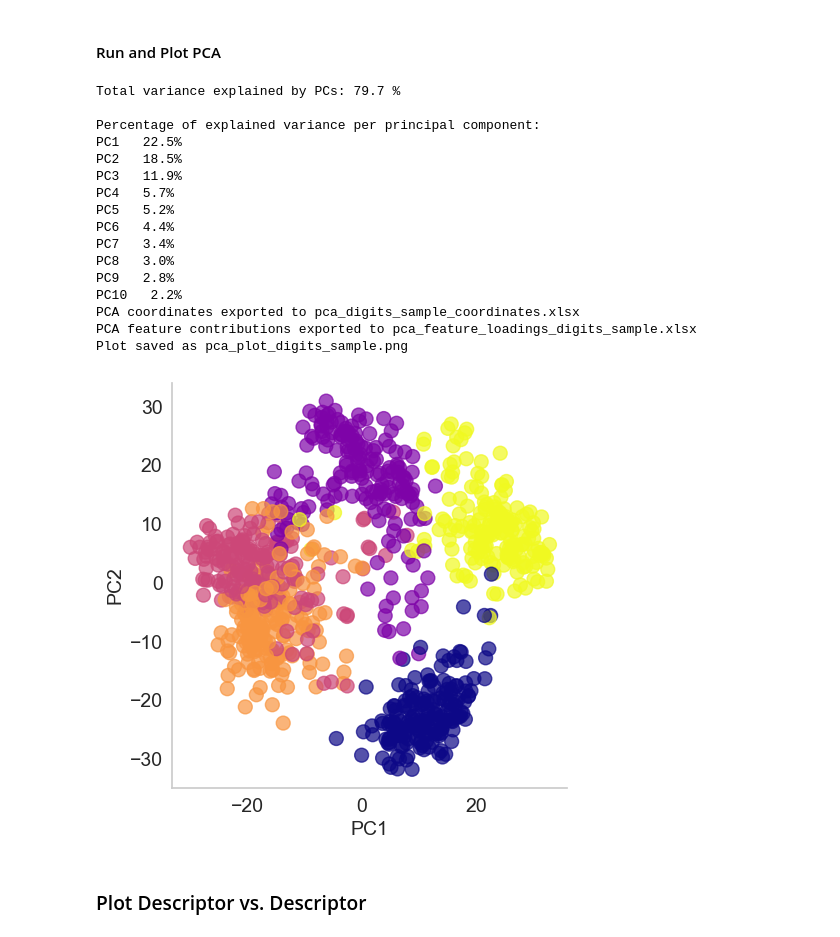
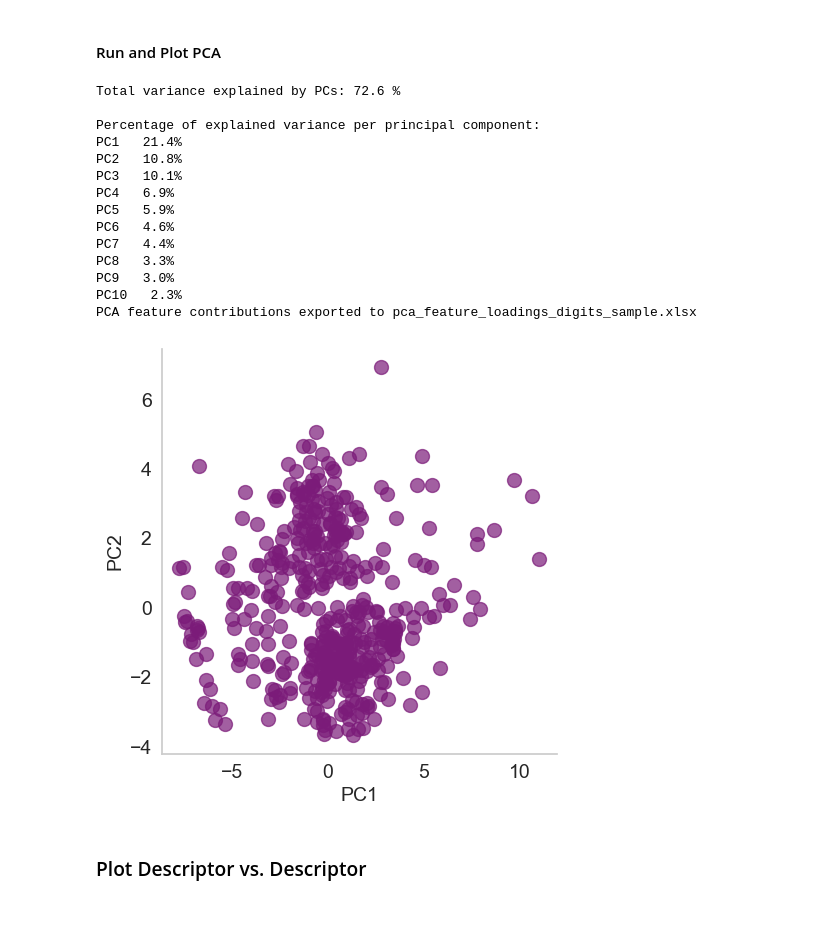
Before and after one commit to SigmanGroup/chemical_space_and_clustering, a Jupyter notebook: chemical_space_and_clustering.ipynb, the cells around one changed output. Drawn from its saved outputs; the diff is of its cells as text; code cells hidden in the pictures.

```diff
--- a/chemical_space_and_clustering.ipynb
+++ b/chemical_space_and_clustering.ipynb
@@ -14,14 +14,14 @@ warnings.simplefilter('ignore', category=NumbaWarning)
 # %% [markdown]
 # Read in Data
 # %%
-feature_input_file = './data/digits_dataset_sample' #a file with smiles, descriptors and IDs
+feature_input_file = './data/sample_input' #a file with smiles, descriptors and IDs
 feature_sheet_name = 'Sheet1'
-feature_start_column = 3 #column where descriptors start, 0-indexed
-feature_header_rows = 0 # adjust as needed
+feature_start_column = 5 #column where descriptors start, 0-indexed
+feature_header_rows = 1 # adjust as needed
 
-feature_id_column_name= 'ids'
-feature_smiles_column_name= None
-feature_type_column_name = 'target' #if you don't need to plot any subsets enter: None (not 'None')
+feature_id_column_name= 'Compound_Name'
+feature_smiles_column_name= 'smiles'
+feature_type_column_name = 'type' #if you don't need to plot any subsets enter: None (not 'None')
 
 #if you want to visualize data by a response variable
 response_input_file = None # or leave as None
@@ -230,7 +235,7 @@ Plot saved as tsne_digits_plot.png
 # %% [markdown]
 #### Run and Plot PCA
 # %%
-feature_set = feature_df
+feature_set = features_scaled
 export_to_excel = False #if you want to save as an excel file, set to True
 save_plot_as_png = False #if you want to save as a png file, set to True
 export_feature_loadings_to_excel = True #if you want to save feature loadings as an excel file, set to True
@@ -269,47 +274,45 @@ heatmap_palette = 'plasma' #choose a color palette from matplotlib or None
 size_col_name = None # or column name
 min_marker_size = 5
 max_marker_size = 100
 
 marker_col_name = None # or column name
 marker_dict = None # or dictionary {'type_1': 'o', 'type_2': 's', ...} or None if you want to use default cycling through markers
 
 alpha_col_name = None # or column name
 min_alpha = 0.3
 max_alpha = 1.0
 
 #_______________________________________________________________________________
                         #shouldn't need to adjust below here
 #_______________________________________________________________________________
 pca_df, pca_feature_contributions = cf.dim_reduction_pca(features=feature_set, n_components=n_components, id_column=ID, smiles_column=smiles,
                             export_pc_coords_excel=export_to_excel, pc_coords_filename=excel_file_name,
                             export_pc_contrib_excel=export_feature_loadings_to_excel, pc_contrib_filename=feature_loading_file_name)
 
 pca_fig, pca_ax  = cf.plot_chemical_space (df=pca_df, x='PC1', y='PC2', z=PCz, fig_size=fig_size, xlabel='PC1', ylabel='PC2',zlabel=PCz,
                                   marker_size=size , marker_color = color, alpha=alpha, marker=marker, marker_edge_color=edge_color,
                                   title = plot_title, save_plot=save_plot_as_png, plot_filename=plot_file_name,
                                   fontsize=ax_font_size, title_fontsize=title_font_size, subgroup=subgroup, subgroup_column_name=subgroup_column_name,
                                   subgroup_palette=subgroup_palette, category_dict=color_dictionary,  heatmap= heatmap, response_column_name = response_column,
                                   heatmap_palette=heatmap_palette, size_col_name=size_col_name, min_size=min_marker_size, max_size=max_marker_size,
                                   alpha_col_name =alpha_col_name, min_alpha=min_alpha, max_alpha=max_alpha, marker_col=marker_col_name, marker_dict=marker_dict,
                                   input_df = feature_input_df, threedim=True if PCz else False)
 # %% [output]
-Total variance explained by PCs: 79.7 %
+Total variance explained by PCs: 72.6 %
 
 Percentage of explained variance per principal component:
-PC1   22.5%
-PC2   18.5%
-PC3   11.9%
-PC4   5.7%
-PC5   5.2%
-PC6   4.4%
-PC7   3.4%
-PC8   3.0%
-PC9   2.8%
-PC10   2.2%
-PCA coordinates exported to pca_digits_sample_coordinates.xlsx
+PC1   21.4%
+PC2   10.8%
+PC3   10.1%
+PC4   6.9%
+PC5   5.9%
+PC6   4.6%
+PC7   4.4%
+PC8   3.3%
+PC9   3.0%
+PC10   2.3%
 PCA feature contributions exported to pca_feature_loadings_digits_sample.xlsx
-Plot saved as pca_plot_digits_sample.png
-[figure, old version]
+[figure, new version]
 # %% [markdown]
 ### Plot Descriptor vs. Descriptor
 # %% [markdown]
```
Also changed, not shown: parts of 8 cells of this notebook, 1 other file.
